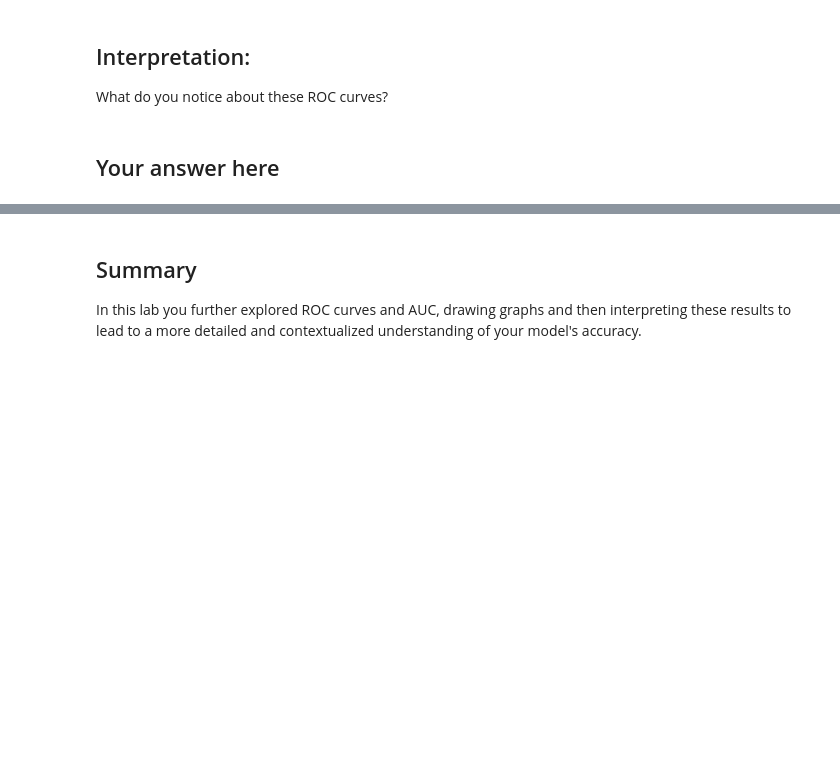
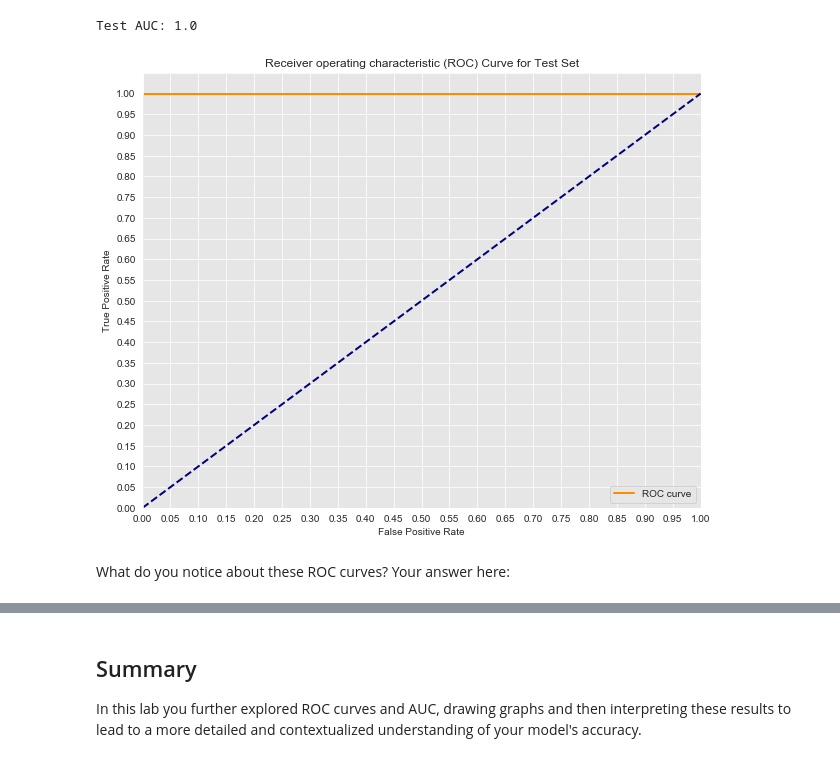
Before and after one commit to learn-co-curriculum/dsc-roc-curves-and-auc-lab, a Jupyter notebook: index.ipynb, the cells around one changed output, grey strips where cells are left out. Saved outputs shown, nothing was run; the diff lists cells and outputs as text; code cells hidden in the pictures; blank space fills up the shorter version.

```diff
--- a/index.ipynb
+++ b/index.ipynb
@@ -70 +93,16 @@ train_fpr, train_tpr, thresholds = roc_curve(y_train, y_train_score)
+# %%
+# Import roc_curve, auc
+from sklearn.metrics import roc_curve, auc
+
+# Calculate the probability scores of each point in the training set
+y_train_score = model_log.decision_function(X_train)
+
+# Calculate the fpr, tpr, and thresholds for the training set
+train_fpr, train_tpr, thresholds = roc_curve(y_train, y_train_score)
+
+# Calculate the probability scores of each point in the test set
+y_test_score = model_log.decision_function(X_test)
+
+# Calculate the fpr, tpr, and thresholds for the test set
+test_fpr, test_tpr, test_thresholds = roc_curve(y_test, y_test_score)
 # %% [markdown]
@@ -97,28 +139,26 @@ plt.show()
 # %%
-#Seaborns Beautiful Styling
-sns.set_style("darkgrid", {"axes.facecolor": ".9"})
-
-plt.figure(figsize=(10,8))
+# ROC curve for test set
+plt.figure(figsize=(10, 8))
 lw = 2
-plt.plot(train_fpr, train_tpr, color='darkorange',
+plt.plot(test_fpr, test_tpr, color='darkorange',
          lw=lw, label='ROC curve')
 plt.plot([0, 1], [0, 1], color='navy', lw=lw, linestyle='--')
 plt.xlim([0.0, 1.0])
 plt.ylim([0.0, 1.05])
 plt.yticks([i/20.0 for i in range(21)])
 plt.xticks([i/20.0 for i in range(21)])
 plt.xlabel('False Positive Rate')
 plt.ylabel('True Positive Rate')
-plt.title('Receiver operating characteristic (ROC) Curve for Training Set')
-plt.legend(loc="lower right")
-print('AUC: {}'.format(auc(train_fpr, train_tpr)))
+plt.title('Receiver operating characteristic (ROC) Curve for Test Set')
+plt.legend(loc='lower right')
+print('Test AUC: {}'.format(auc(test_fpr, test_tpr)))
+print('')
 plt.show()
+# %% [output]
+Test AUC: 1.0
+[figure, added]
 # %% [markdown]
-## Interpretation:
-
-What do you notice about these ROC curves?
+What do you notice about these ROC curves? Your answer here:
-# %% [markdown]
-## Your answer here
 # %%
 # Both have an AUC of 1.0, indicating their performance is perfect.
 # Note that this is an extreme rarity!
```
Also changed, not shown: parts of 18 cells of this notebook, 3 other files.
